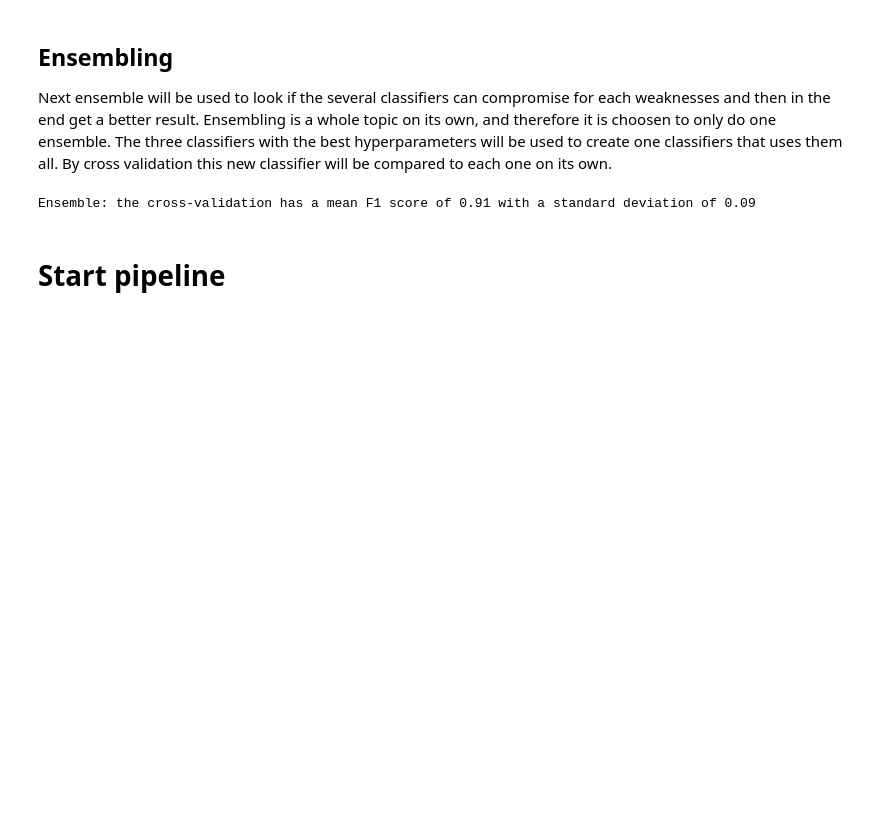
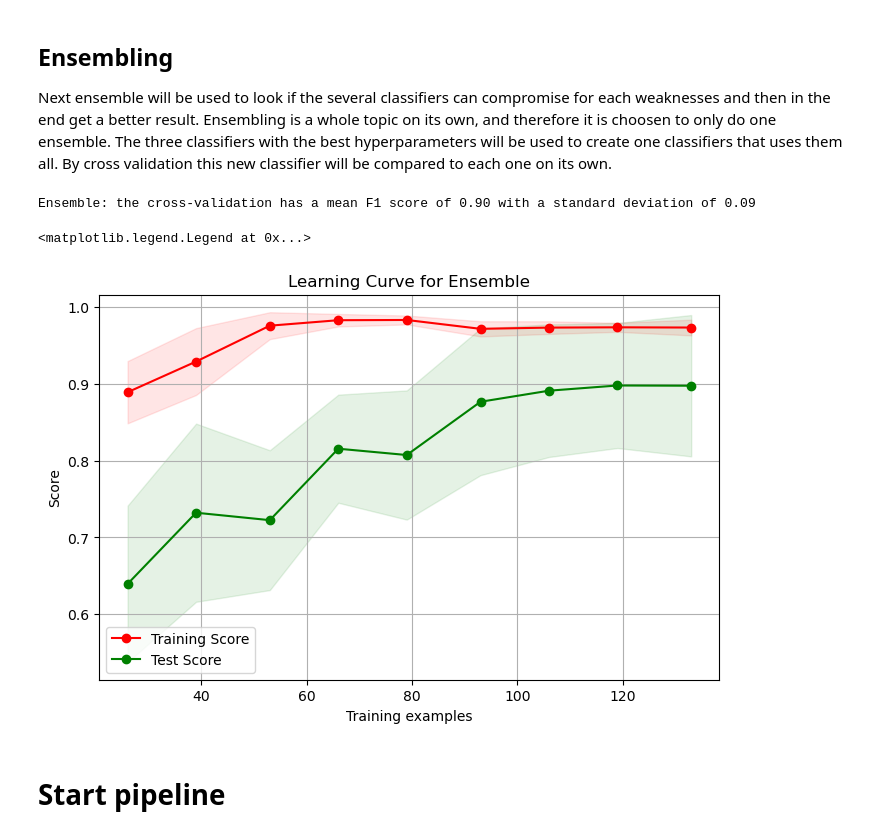
Before and after one commit to dpasqualini/TM10007_G16, a Jupyter notebook: assignment.ipynb, the cells around one changed output. Drawn from its saved outputs; the diff is of its cells as text; code cells hidden in the pictures; blank space fills up the shorter version.

```diff
--- a/assignment.ipynb
+++ b/assignment.ipynb
@@ -521,7 +530,7 @@ Principal Component Analisys (PCA) is used to reduce the dimensions of this comp
 To determine how many components will be created, it is necessary to get some insight in the data.
 # %%
 # To get info about whole dataset in PCA
-variance1, var1 = PCA_info_variance(final_X_norm, final_features)
+variance1, var1 = PCA_info_notransform(final_X_norm, final_features)
 n_comp = PCA_plot(var1)
 # %% [output]
 [figure]
@@ -749,20 +758,53 @@ Linear Discriminant Analysis: the cross validation has a F1-score of 0.91 with a
 ## Ensembling
 Next ensemble will be used to look if the several classifiers can compromise for each weaknesses and then in the end get a better result. Ensembling is a whole topic on its own, and therefore it is choosen to only do one ensemble. The three classifiers with the best hyperparameters will be used to create one classifiers that uses them all. By cross validation this new classifier will be compared to each one on its own.
 # %%
+from sklearn.model_selection import LearningCurveDisplay, learning_curve
+from sklearn.model_selection import ShuffleSplit
+
 # Create an ensemble of bagged classifiers
 svm_bag = BaggingClassifier(estimator=svm_best_class, n_estimators=10, random_state=42)
 lda_bag = BaggingClassifier(estimator=lda_best_class, n_estimators=10, random_state=42)
 rf_bag = BaggingClassifier(estimator=RF_best_class, n_estimators=10, random_state=42)
 
 ensemble = VotingClassifier(estimators=[('svm', svm_bag), ('lda', lda_bag), ('rf', rf_bag)], voting='hard')
 
-# Perform cross-validation on the ensemble model
-scores_ensemble = cross_val_score(ensemble, X_pca, y_d_bin, cv=10, scoring='f1_macro')                                  # Performing outer cross-validation!!!
+scores_ensemble = cross_val_score(ensemble, X_pca, y_d_bin, cv=10, scoring='f1_macro')
 
 # Print the mean and standard deviation of the F1 scores
 print("Ensemble: the cross-validation has a mean F1 score of %0.2f with a standard deviation of %0.2f" % (scores_ensemble.mean(), scores_ensemble.std()))
+
+# Define the range of training set sizes to generate the learning curves
+train_sizes = np.linspace(0.1, 1.0, 10)
+
+# Set the common parameters for the learning curve plots
+common_params = {
+    'X': X_pca,
+    'y': y_d_bin,
+    'train_sizes': train_sizes,
+    'cv': 10,
+    'scoring': 'f1_macro',
+    'random_state': 42,
+    'n_jobs': -1
+}
+
+# Generate the learning curves for the ensemble
+train_sizes, train_scores, test_scores = learning_curve(ensemble, **common_params)
+
+# Plot the learning curves
+fig, ax = plt.subplots(nrows=1, ncols=1, figsize=(8, 5))
+ax.set_title(f"Learning Curve for Ensemble")
+ax.set_xlabel("Training examples")
+ax.set_ylabel("Score")
+ax.grid()
+ax.fill_between(train_sizes, np.mean(train_scores, axis=1) - np.std(train_scores, axis=1), np.mean(train_scores, axis=1) + np.std(train_scores, axis=1), alpha=0.1, color="r")
+ax.fill_between(train_sizes, np.mean(test_scores, axis=1) - np.std(test_scores, axis=1), np.mean(test_scores, axis=1) + np.std(test_scores, axis=1), alpha=0.1, color="g")
+ax.plot(train_sizes, np.mean(train_scores, axis=1), 'o-', color="r", label="Training Score")
+ax.plot(train_sizes, np.mean(test_scores, axis=1), 'o-', color="g", label="Test Score")
+ax.legend(loc="best")
 # %% [output]
-Ensemble: the cross-validation has a mean F1 score of 0.91 with a standard deviation of 0.09
+Ensemble: the cross-validation has a mean F1 score of 0.90 with a standard deviation of 0.09
+<matplotlib.legend.Legend at 0x...>
+[figure, added]
 # %% [markdown]
 # Start pipeline
 # %%
```
Also changed, not shown: parts of 8 cells of this notebook.
